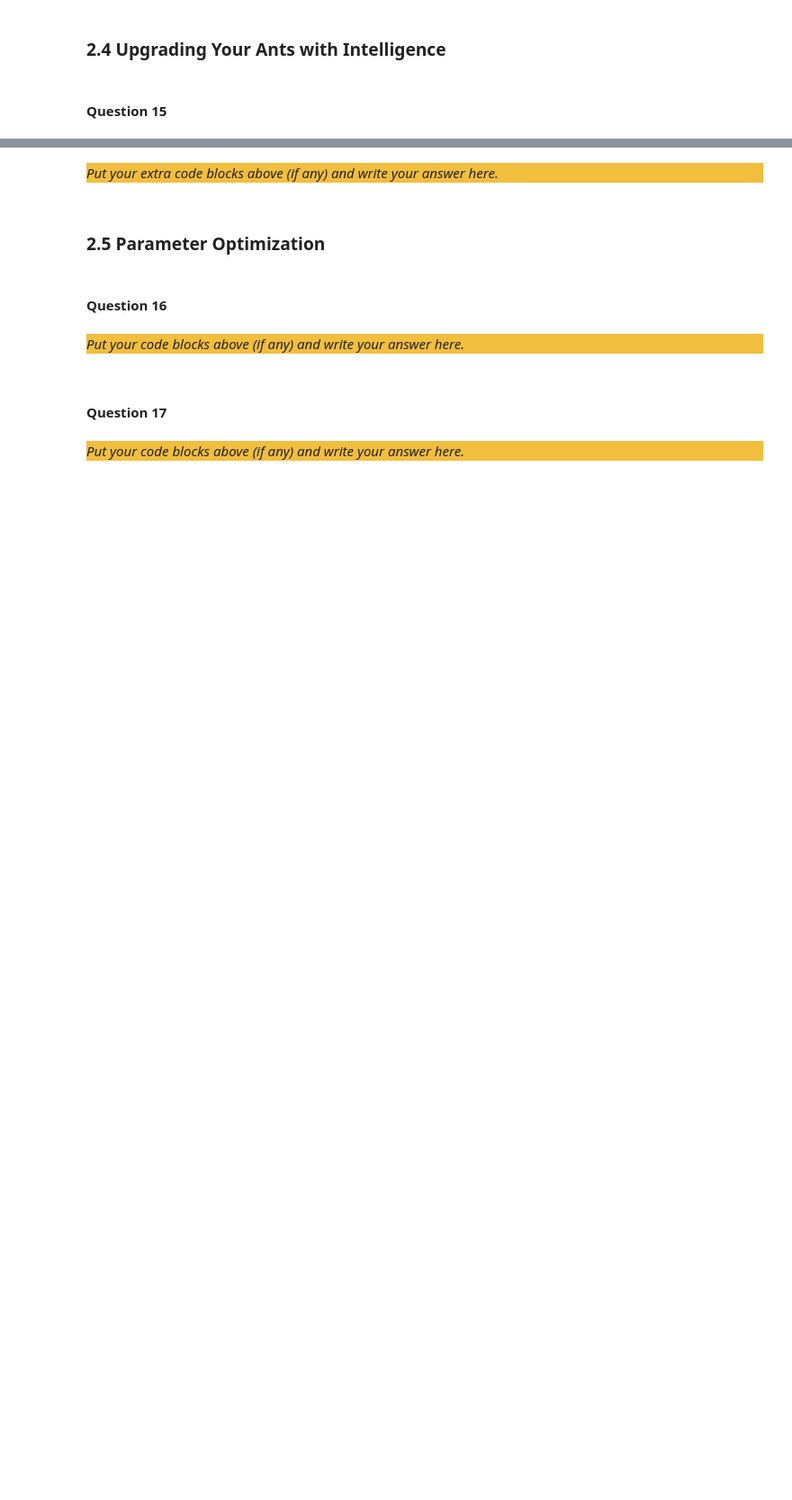
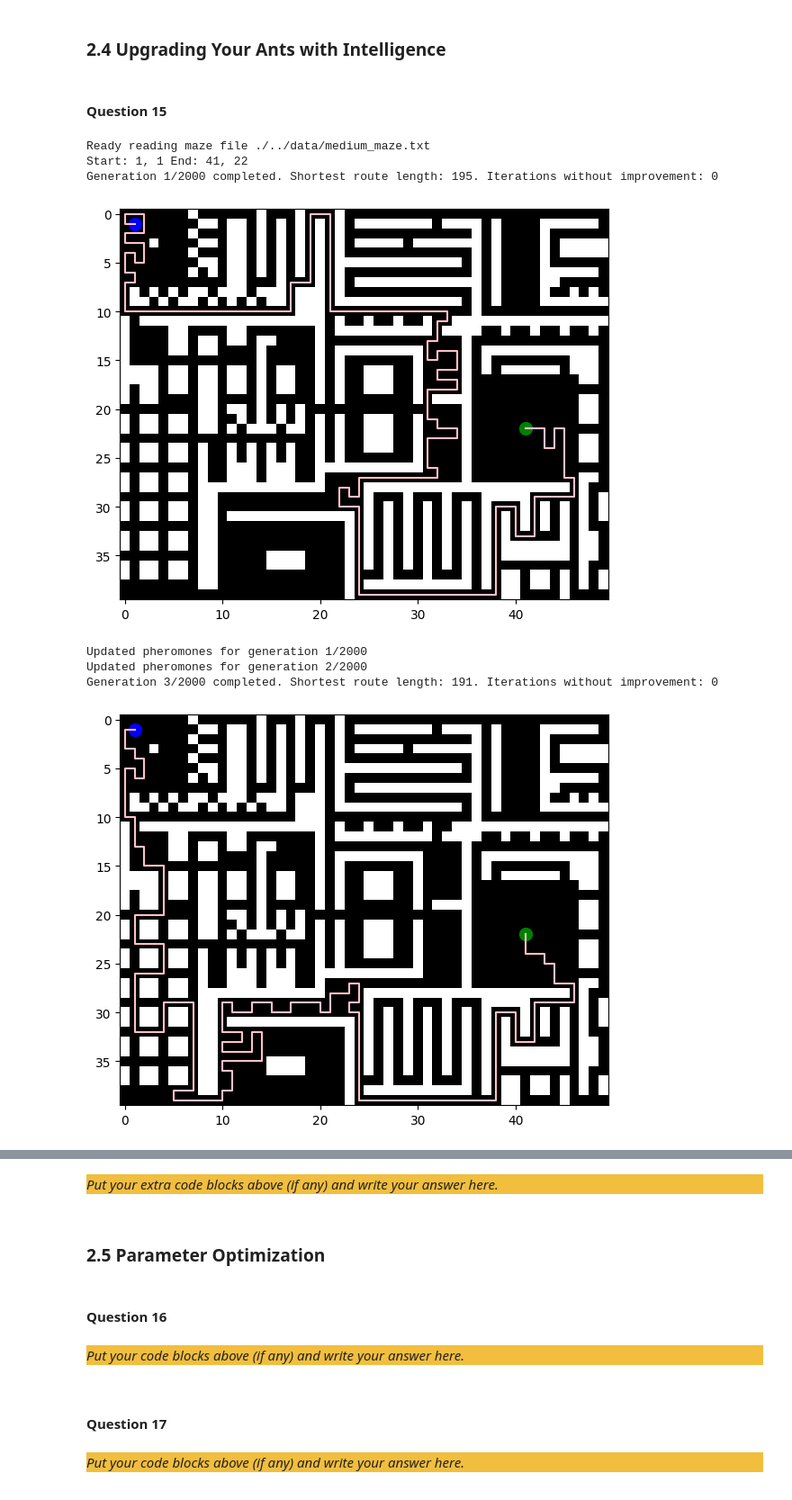
Before and after one commit to Alex-Ion14/CI_Lab_2, a Jupyter notebook: src/Main.ipynb, the cells around one changed output, grey strips where cells are left out. Shown at 90% size. Drawn from its saved outputs; the diff is of its cells as text; code cells hidden in the pictures; blank space fills up the shorter version.

```diff
--- a/src/Main.ipynb
+++ b/src/Main.ipynb
@@ -597,0 +695,34 @@ class IntelligentAnt:
+# %%
+# Please keep your parameters for the ACO easily changeable here
+ants_per_gen = 200
+no_gen = 2000
+q = 1600
+evap = 0.1
+no_iterations = 50
+alpha = 1
+beta = 2
+stop_limit = 50
+
+# Construct the optimization objects
+maze = Maze.create_maze("./../data/medium_maze.txt")
+spec = PathSpecification.read_coordinates("./../data/medium_coordinates.txt")
+path_spec_string = spec.__str__()
+print(path_spec_string)
+aco = AntColonyOptimization(maze, ants_per_gen, no_gen, q, evap, alpha, beta, stop_limit)
+
+start_time = int(round(time.time() * 1000))
+shortest_route = aco.find_shortest_route(spec, True)
+
+print("Time taken: " + str((int(round(time.time() * 1000)) - start_time) / 1000.0))
+print("Route size: " + str(shortest_route.size()))
+
+shortest_route.write_to_file("./../data/medium_solution.txt")
+# %% [output]
+Ready reading maze file ./../data/medium_maze.txt
+Start: 1, 1 End: 41, 22
+Generation 1/2000 completed. Shortest route length: 195. Iterations without improvement: 0
+[figure, added]
+Updated pheromones for generation 1/2000
+Updated pheromones for generation 2/2000
+Generation 3/2000 completed. Shortest route length: 191. Iterations without improvement: 0
+[figure, added]
```
Also changed, not shown: parts of 5 cells of this notebook, 2 other files.
